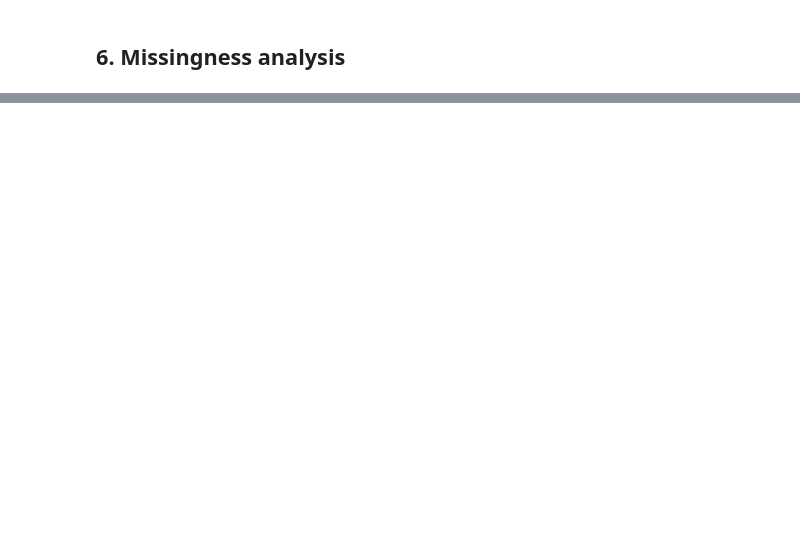
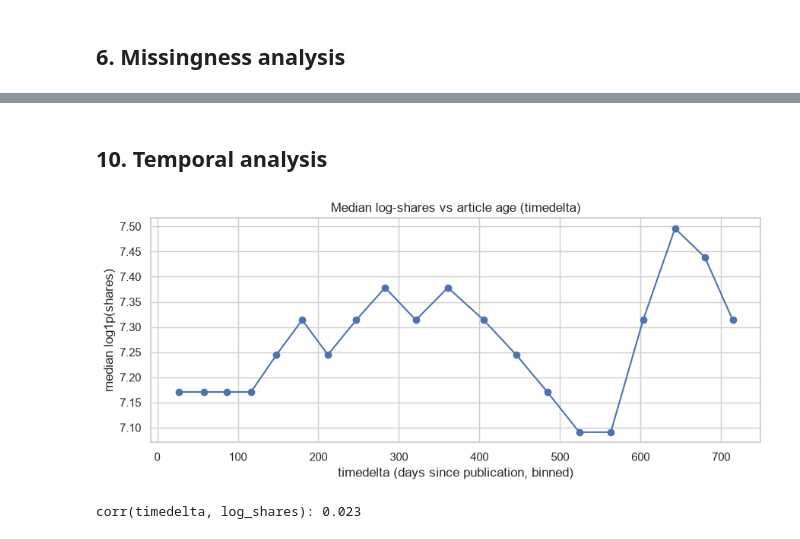
Before and after one commit to tecksiang93ai-png/Mini-Project-1, a Jupyter notebook: eda.ipynb, the cells around one changed output, grey strips where cells are left out. Cells and saved outputs as stored; diff of their text form; code cells hidden in the pictures; blank space fills up the shorter version.

```diff
--- a/eda.ipynb
+++ b/eda.ipynb
@@ -459,0 +459,21 @@ search, selecting on validation **log-scale R²**.
+# %% [markdown]
+## 10. Temporal analysis
+# %%
+# `timedelta` = article age (days) at data-acquisition time. Visualise its relationship with
+# shares BEFORE justifying its exclusion as a leakage/collection artifact.
+tmp = df[["timedelta"]].copy()
+tmp["log_shares"] = logshares
+tmp["bin"] = pd.qcut(tmp["timedelta"], 20, labels=False, duplicates="drop")
+by_age = tmp.groupby("bin").agg(timedelta=("timedelta", "mean"),
+                                log_shares=("log_shares", "median"))
+fig, ax = plt.subplots(figsize=(9, 4))
+ax.plot(by_age["timedelta"], by_age["log_shares"], marker="o")
+ax.set_xlabel("timedelta (days since publication, binned)")
+ax.set_ylabel("median log1p(shares)")
+ax.set_title("Median log-shares vs article age (timedelta)")
+plt.tight_layout()
+plt.show()
+print("corr(timedelta, log_shares):", round(df["timedelta"].corr(logshares), 3))
+# %% [output]
+[figure, added]
+corr(timedelta, log_shares): 0.023
```
Also changed, not shown: parts of 57 cells of this notebook, 11 other files.
